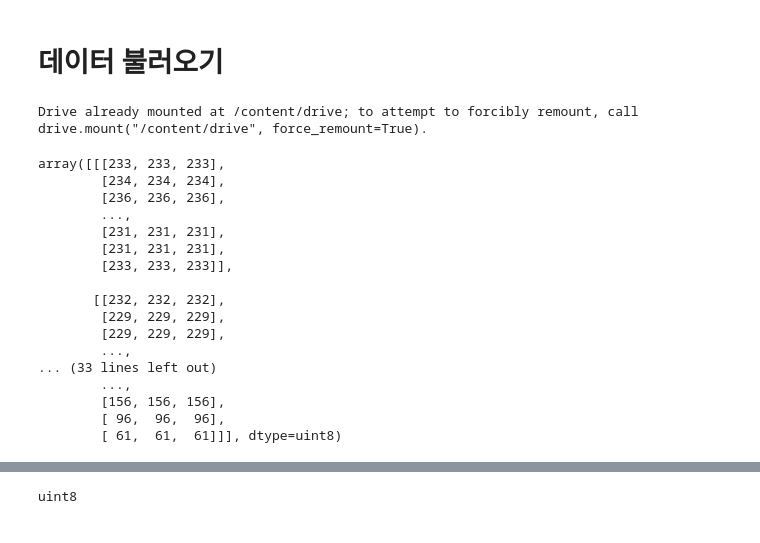
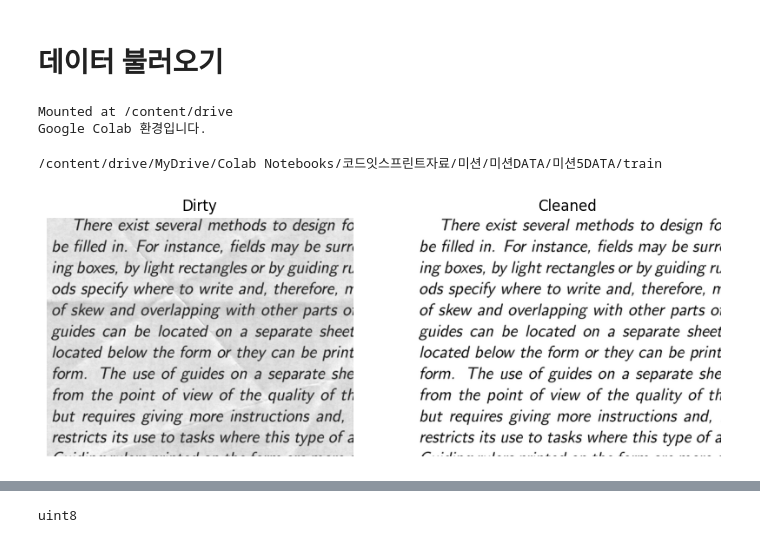
Before and after one commit to infeimkr/codeit_ai4, a Jupyter notebook: 미션5_3팀_임인철.ipynb, the cells around one changed output, grey strips where cells are left out. Cells and saved outputs as stored; diff of their text form; code cells hidden in the pictures.

```diff
--- a/미션5_3팀_임인철.ipynb
+++ b/미션5_3팀_임인철.ipynb
@@ -31,49 +31,70 @@ import torch.nn.functional as F
  - test: 손상된 문서(모델 테스트용)
 # %% [markdown]
 # 데이터 불러오기
-# %%
-from google.colab import drive
-drive.mount('/content/drive')
-# %% [output]
-Drive already mounted at /content/drive; to attempt to forcibly remount, call drive.mount("/content/drive", force_remount=True).
+# %%
+try:
+    from google.colab import drive
+    drive.mount('/content/drive')
+    check_google_colab = True
+    print("Google Colab 환경입니다.")
+except ModuleNotFoundError:
+    check_google_colab = False
+    local_path = 'C:/Users/User/Google Drive 스트리밍/내 드라이브/Colab Notebooks'
+    print("Local 환경입니다.")
+# %% [output]
+Mounted at /content/drive
+Google Colab 환경입니다.
 # %%
 # 폴더 경로 설정
-train_dirty_dir = "/content/drive/MyDrive/Colab Notebooks/코드잇스프린트자료/미션/미션DATA/미션5DATA/train"
-train_cleaned_dir = "/content/drive/MyDrive/Colab Notebooks/코드잇스프린트자료/미션/미션DATA/미션5DATA/train_cleaned"
-test_dir = "/content/drive/MyDrive/Colab Notebooks/코드잇스프린트자료/미션/미션DATA/미션5DATA/test"
-output_dir = "/content/drive/MyDrive/Colab Notebooks/코드잇스프린트자료/미션/미션DATA/미션5DATA/denoised_results"
+if check_google_colab:
+    train_dirty_dir = "/content/drive/MyDrive/Colab Notebooks/코드잇스프린트자료/미션/미션DATA/미션5DATA/train"
+    train_cleaned_dir = "/content/drive/MyDrive/Colab Notebooks/코드잇스프린트자료/미션/미션DATA/미션5DATA/train_cleaned"
+    test_dir = "/content/drive/MyDrive/Colab Notebooks/코드잇스프린트자료/미션/미션DATA/미션5DATA/test"
+    output_dir = "/content/drive/MyDrive/Colab Notebooks/코드잇스프린트자료/미션/미션DATA/미션5DATA/denoised_results"
+else:
+    train_dirty_dir = local_path+"/코드잇스프린트자료/미션/미션DATA/미션5DATA/train"
+    train_cleaned_dir = local_path+"/코드잇스프린트자료/미션/미션DATA/미션5DATA/train_cleaned"
+    test_dir = local_path+"/코드잇스프린트자료/미션/미션DATA/미션5DATA/test"
+    output_dir = local_path+"/코드잇스프린트자료/미션/미션DATA/미션5DATA/denoised_results"
+# %%
+print(train_dirty_dir)
+# %% [output]
+/content/drive/MyDrive/Colab Notebooks/코드잇스프린트자료/미션/미션DATA/미션5DATA/train
 # %%
 def load_images_from_folder_sorted(folder):
     images = []
     filenames = sorted([f for f in os.listdir(folder) if f.endswith(".png")])
     for filename in filenames:
         img_path = os.path.join(folder, filename)
-        img = cv2.imread(img_path)
-        img = cv2.cvtColor(img, cv2.COLOR_BGR2RGB)
+
+        img_data = np.fromfile(img_path, np.uint8)  # 파일을 byte 배열로 로드
+        img = cv2.imdecode(img_data, cv2.IMREAD_COLOR)  # OpenCV 이미지 디코딩
         images.append(img)
     return images, filenames
 
 # 이미지 불러오기
 train_dirty_images, dirty_filenames = load_images_from_folder_sorted(train_dirty_dir)
 train_cleaned_images, clean_filenames = load_images_from_folder_sorted(train_cleaned_dir)
 test_images, test_filenames = load_images_from_folder_sorted(test_dir)
 
-train_dirty_images[0]
+#시각화
+dirty_img = train_dirty_images[0]
+clean_img = train_cleaned_images[0]
+
+plt.figure(figsize=(10, 5))
+
+# Dirty 이미지
+plt.subplot(1, 2, 1)
+plt.imshow(dirty_img)
+plt.title("Dirty")
+plt.axis("off")
+
+# Cleaned 이미지
+plt.subplot(1, 2, 2)
+plt.imshow(clean_img)
+plt.title("Cleaned")
+plt.axis("off")
+
+plt.show()
 # %% [output]
-array([[[233, 233, 233],
-        [234, 234, 234],
-        [236, 236, 236],
-        ...,
-        [231, 231, 231],
-        [231, 231, 231],
-        [233, 233, 233]],
-
-       [[232, 232, 232],
-        [229, 229, 229],
-        [229, 229, 229],
-        ...,
-... (33 lines left out)
-        ...,
-        [156, 156, 156],
-        [ 96,  96,  96],
-        [ 61,  61,  61]]], dtype=uint8)
+[figure, added]
```
Also changed, not shown: parts of 7 cells of this notebook.
